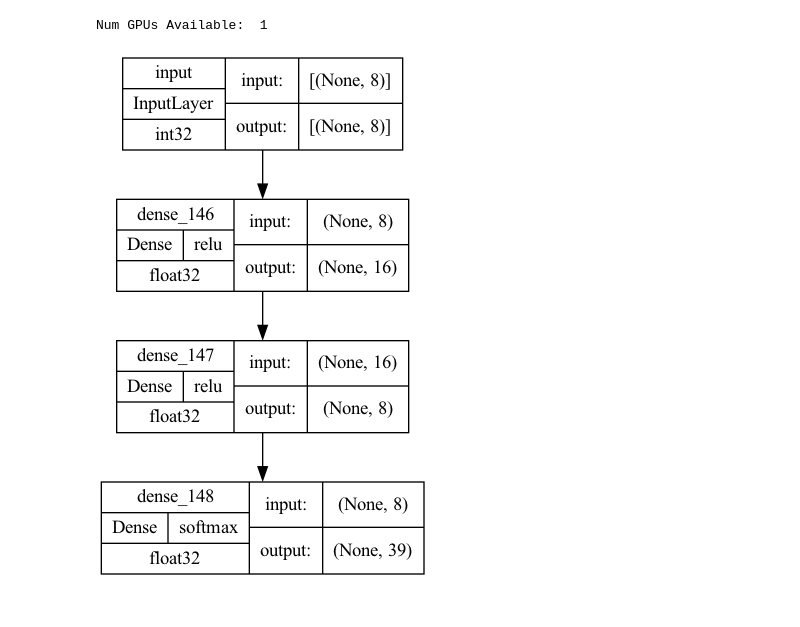
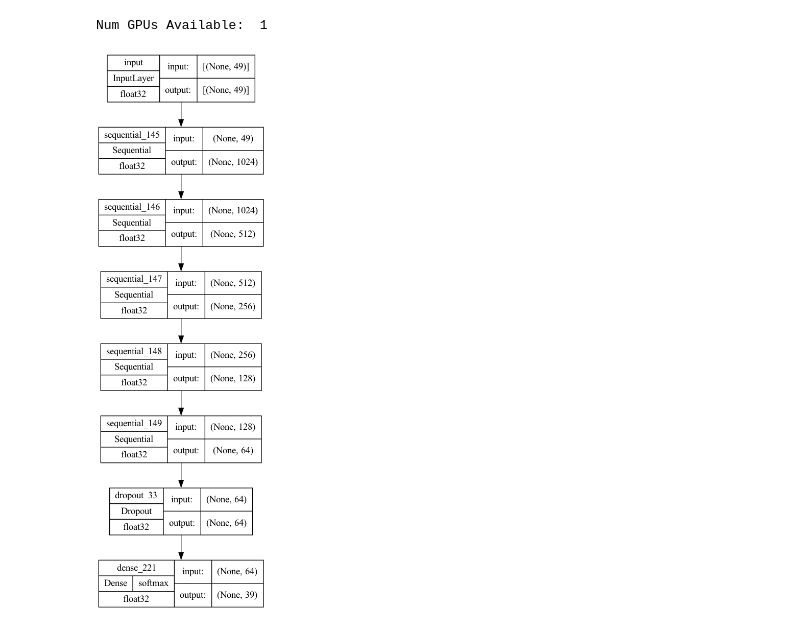
Before and after one commit to jondef/MLDM, a Jupyter notebook: labs/L11_Cirime_Prediction.ipynb, the cells around one changed output. Drawn from its saved outputs; the diff is of its cells as text; code cells hidden in the pictures.

Commit message:
first version crime pred

```diff
--- a/labs/L11_Cirime_Prediction.ipynb
+++ b/labs/L11_Cirime_Prediction.ipynb
@@ -115,0 +47,6 @@ amount of unique descriptions 879
+# %%
+# convert the category column to a one hot encoded array
+y_train = pd.get_dummies(train["Category"])
+class_names = y_train.columns
+x_train = train.drop(["Category", "Descript", "Resolution"], axis=1)
+x_train
@@ -132,38 +203,39 @@ Num GPUs Available:  1
 # %%
 def plot_learning_curves(history):
     n = len(history.history['loss'])
     plt.plot(np.arange(1, n+1), history.history['loss'], label="training loss")
     plt.plot(np.arange(1, n+1), history.history['val_loss'], label="validation loss")
     plt.legend()
     plt.grid()
     plt.xticks(np.arange(1, n+1, 2))
 
 
 def DenseReluBatchNorm(units: int, activation: str = "relu", use_bias: bool = True):
     return keras.Sequential(
         [
             Dense(units, use_bias=use_bias),
             Activation(activation),
             BatchNormalization(),
         ]
     )
 
 model = Sequential()
-# -1 because we don't want to include the category column
-model.add(Input(shape=(train_mod.shape[1] - 1,), dtype='int32', name='input'))
 
-model.add(Dense(16, activation='relu'))
-BatchNormalization()
-model.add(Dense(8, activation='relu'))
+model.add(Input(shape=(x_train.shape[1],), name='input'))
 
+model.add(DenseReluBatchNorm(1024, activation='relu'))
+model.add(DenseReluBatchNorm(512, activation='relu'))
+model.add(DenseReluBatchNorm(256, activation='relu'))
+model.add(DenseReluBatchNorm(128, activation='relu'))
+model.add(DenseReluBatchNorm(64, activation='relu'))
 
-#model.add(Dropout(0.5))
+model.add(Dropout(0.5))
 
-model.add(Dense(units=len(train["Category"].unique()), activation='softmax'))  # we need to classify the category of the crime
+model.add(Dense(units=y_train.shape[1], activation='softmax'))  # we need to classify the category of the crime
 
 tf.keras.utils.plot_model(model, to_file="/tmp/model.png", show_layer_activations=True, show_shapes=True, show_dtype=True, show_layer_names=True)
 # %% [output]
-[figure, old version]
+[figure, new version]
 # %%
 model.summary()
 # %% [output]
```
Also changed, not shown: parts of 11 cells of this notebook.
